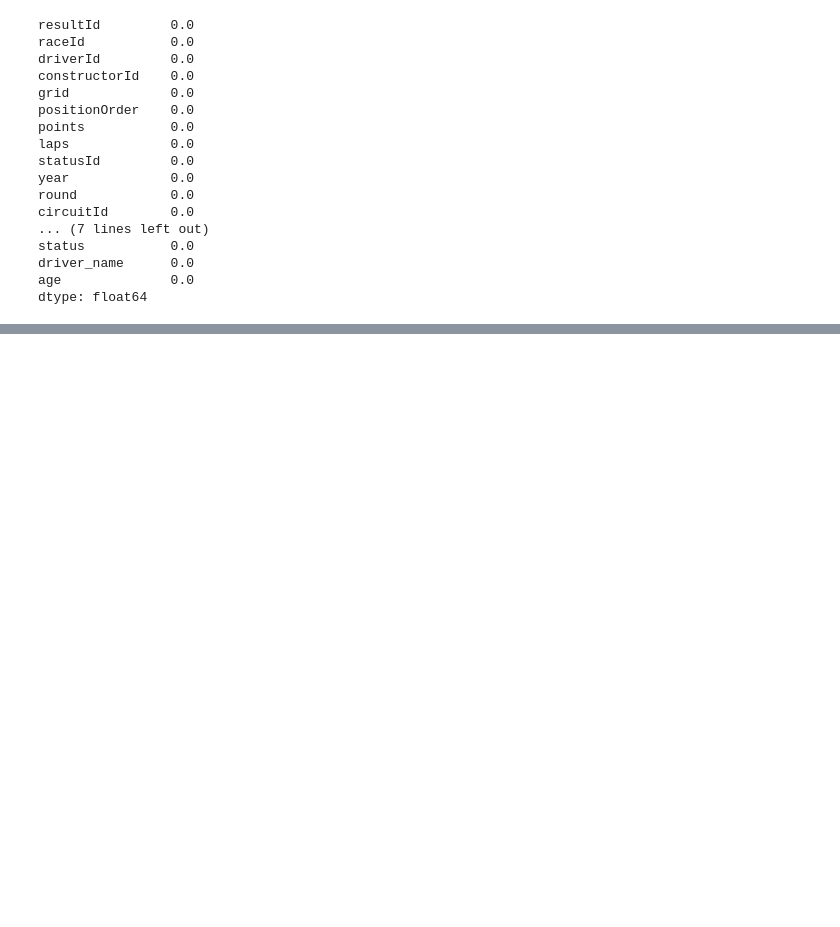
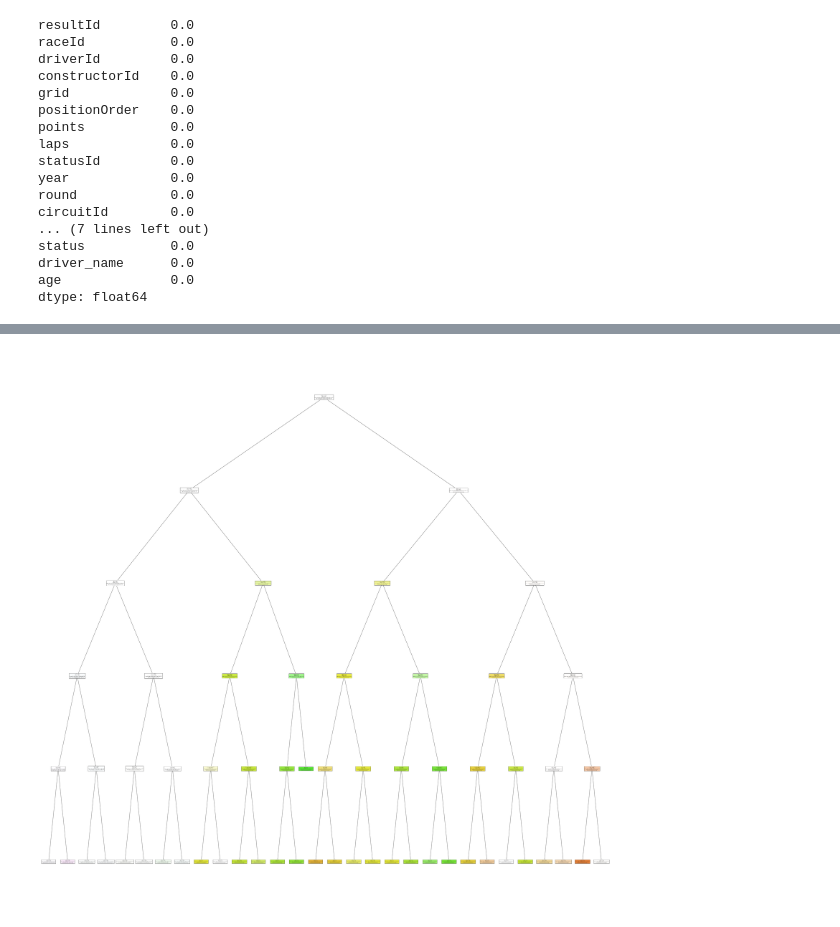
Before and after one commit to Siverty/Machine-Learning, a Jupyter notebook: ml.ipynb, the cells around one changed output, grey strips where cells are left out. Drawn from its saved outputs; the diff is of its cells as text; code cells hidden in the pictures; blank space fills up the shorter version.

```diff
--- a/ml.ipynb
+++ b/ml.ipynb
@@ -272,15 +298,15 @@ model = tree.DecisionTreeClassifier()
 # %%
 # creating two seperate dataframes for the training and testing data
 
-x = df.drop(['position'], 1)
-y = df.position
+x = df.drop(['positionOrder'], 1)
+y = df.positionOrder
 # %%
 # performing a train test split to see if the prediction will be accurate
 
 from sklearn.model_selection import train_test_split
 
 xtrain, xtest, ytrain, ytest = train_test_split(
-    x, y, test_size=0.33, random_state=40)
+    x, y, test_size=0.35, random_state=40)
 # %%
 model.fit(xtrain, ytrain)
 # %% [output]
@@ -287,0 +318,2 @@ DecisionTreeClassifier()
+# %%
+model.fit(xtest, ytest)
@@ -291,0 +326,10 @@ model.score(xtest, ytest)
+# %%
+fn = list(df.columns)
+fn.remove('positionOrder')
+# %%
+fig = plt.figure(figsize=(70,70))
+_ = tree.plot_tree(model,
+               feature_names=fn,
+               filled=True)
+# %% [output]
+[figure, added]
```
Also changed, not shown: parts of 14 cells of this notebook.
